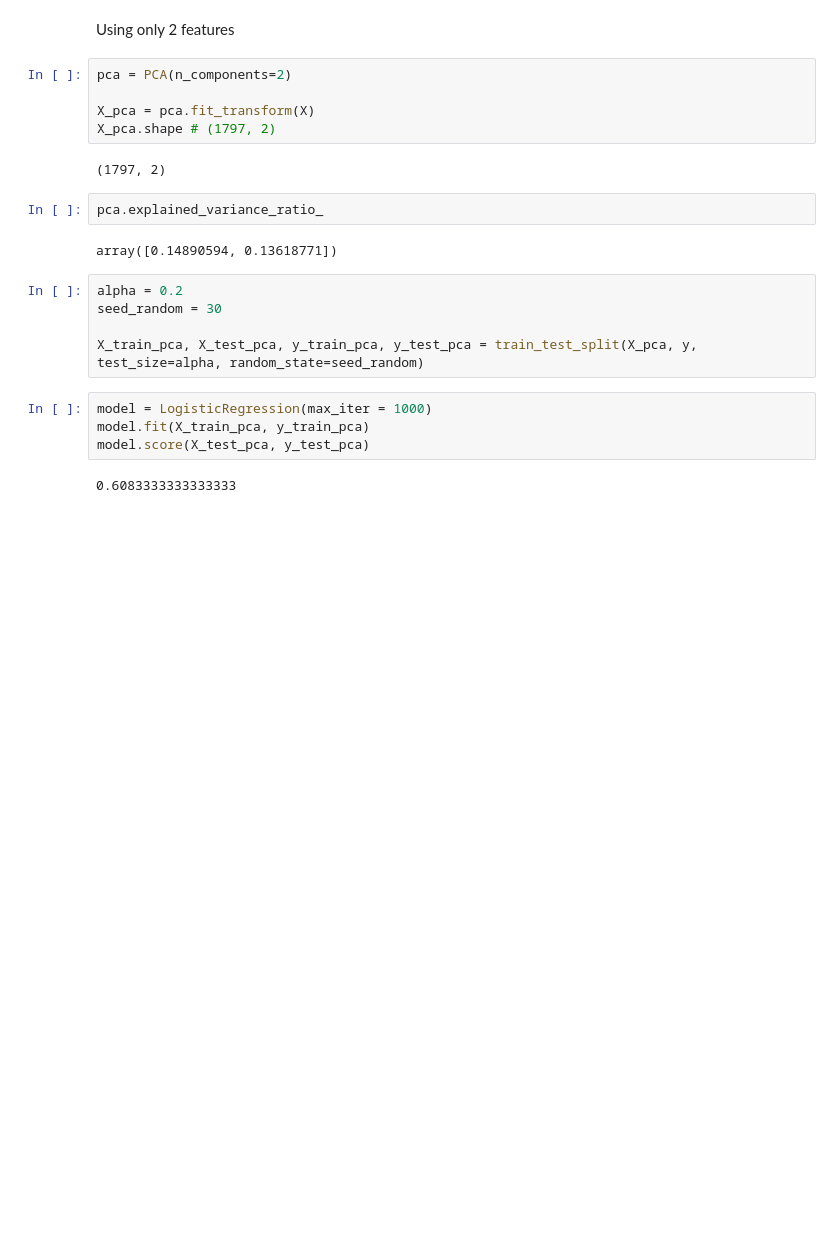
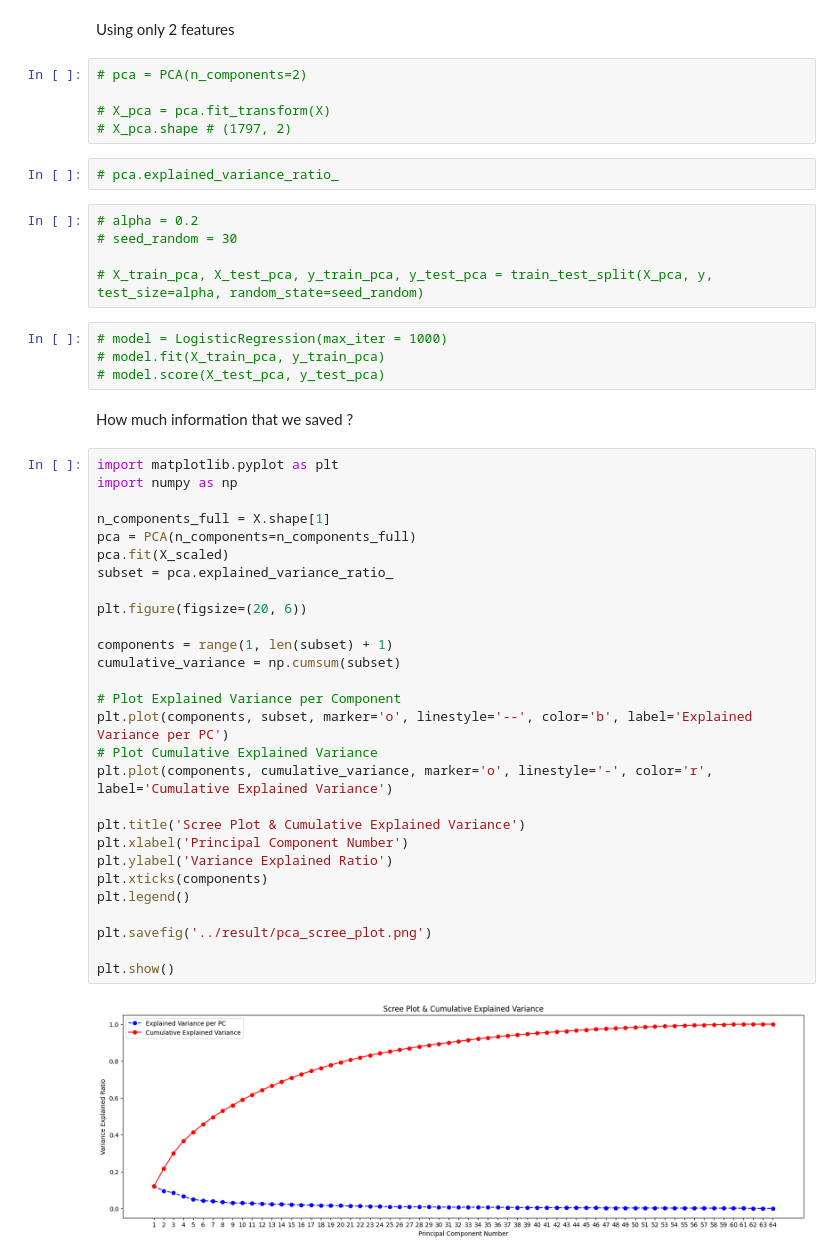
Before and after one commit to Nickwisely97/Code-Portofolio, a Jupyter notebook: Machine Learning/Principal Component Analysis (PCA)/code/PCA_analysis.ipynb, the cells around one changed output. Drawn from its saved outputs; the diff is of its cells as text; blank space fills up the shorter version.

Commit message:
update PCA portofolio
adding performance information

```diff
--- a/Machine Learning/Principal Component Analysis (PCA)/code/PCA_analysis.ipynb
+++ b/Machine Learning/Principal Component Analysis (PCA)/code/PCA_analysis.ipynb
@@ -176,24 +176,50 @@ model.score(X_test_pca, y_test_pca)
 # %% [markdown]
 Using only 2 features
 # %%
-pca = PCA(n_components=2)
+# pca = PCA(n_components=2)
 
-X_pca = pca.fit_transform(X)
-X_pca.shape # (1797, 2)
+# X_pca = pca.fit_transform(X)
+# X_pca.shape # (1797, 2)
-# %% [output]
-(1797, 2)
 # %%
-pca.explained_variance_ratio_
+# pca.explained_variance_ratio_
-# %% [output]
-array([0.14890594, 0.13618771])
 # %%
-alpha = 0.2
-seed_random = 30
+# alpha = 0.2
+# seed_random = 30
 
-X_train_pca, X_test_pca, y_train_pca, y_test_pca = train_test_split(X_pca, y, test_size=alpha, random_state=seed_random)
+# X_train_pca, X_test_pca, y_train_pca, y_test_pca = train_test_split(X_pca, y, test_size=alpha, random_state=seed_random)
 # %%
-model = LogisticRegression(max_iter = 1000)
-model.fit(X_train_pca, y_train_pca)
-model.score(X_test_pca, y_test_pca)
+# model = LogisticRegression(max_iter = 1000)
+# model.fit(X_train_pca, y_train_pca)
+# model.score(X_test_pca, y_test_pca)
-# %% [output]
-0.6083333333333333
+# %% [markdown]
+How much information that we saved ?
+# %%
+import matplotlib.pyplot as plt
+import numpy as np
+
+n_components_full = X.shape[1]
+pca = PCA(n_components=n_components_full)
+pca.fit(X_scaled)
+subset = pca.explained_variance_ratio_
+
+plt.figure(figsize=(20, 6))
+
+components = range(1, len(subset) + 1)
+cumulative_variance = np.cumsum(subset)
+
+# Plot Explained Variance per Component
+plt.plot(components, subset, marker='o', linestyle='--', color='b', label='Explained Variance per PC')
+# Plot Cumulative Explained Variance
+plt.plot(components, cumulative_variance, marker='o', linestyle='-', color='r', label='Cumulative Explained Variance')
+
+plt.title('Scree Plot & Cumulative Explained Variance')
+plt.xlabel('Principal Component Number')
+plt.ylabel('Variance Explained Ratio')
+plt.xticks(components)
+plt.legend()
+
+plt.savefig('../result/pca_scree_plot.png')
+
+plt.show()
+# %% [output]
+[figure, added]
```
Also changed, not shown: parts of 2 cells of this notebook, 2 other files.
